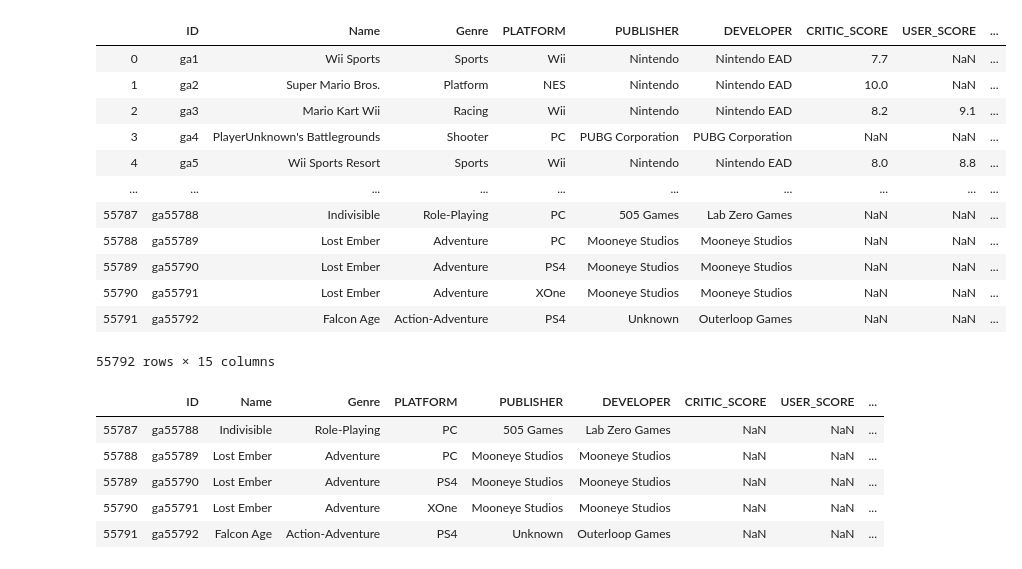
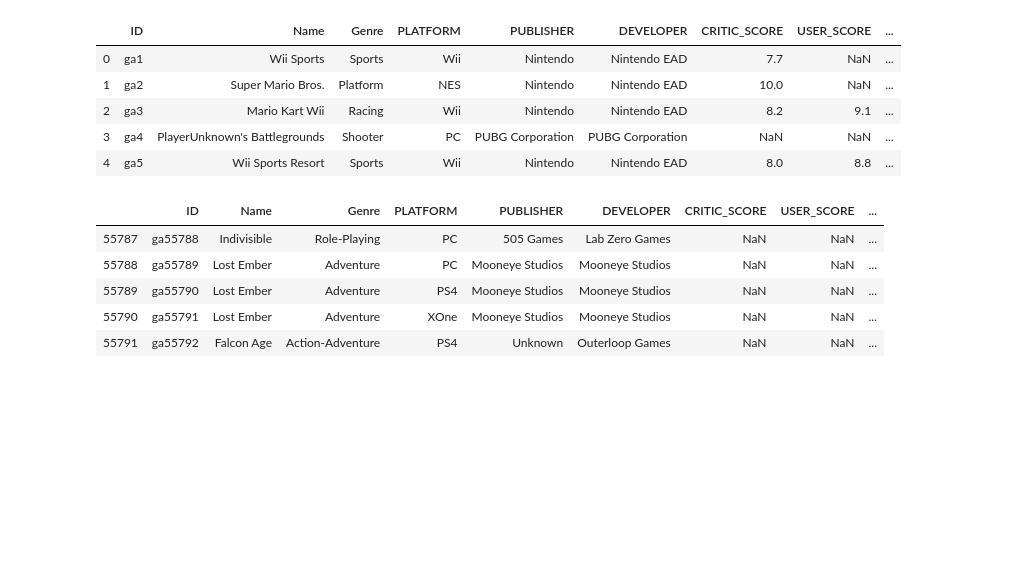
Before and after one commit to ashwinjohn3/Assignment-2, a Jupyter notebook: Assignment 2.ipynb, the cells around one changed output. Drawn from its saved outputs; the diff is of its cells as text; code cells hidden in the pictures; blank space fills up the shorter version.

```diff
--- a/Assignment 2.ipynb
+++ b/Assignment 2.ipynb
@@ -8,21 +8,14 @@ from sqlalchemy import create_engine
 # %%
 df = pd.read_csv('vgsales2019.csv',header=0)
 # %%
-df
+df.head(5)
 # %% [output]
 |  | ID | Name | Genre | PLATFORM | PUBLISHER | DEVELOPER | CRITIC_SCORE | USER_SCORE | ... |
 | 0 | ga1 | Wii Sports | Sports | Wii | Nintendo | Nintendo EAD | 7.7 | NaN | ... |
 | 1 | ga2 | Super Mario Bros. | Platform | NES | Nintendo | Nintendo EAD | 10.0 | NaN | ... |
 | 2 | ga3 | Mario Kart Wii | Racing | Wii | Nintendo | Nintendo EAD | 8.2 | 9.1 | ... |
 | 3 | ga4 | PlayerUnknown's Battlegrounds | Shooter | PC | PUBG Corporation | PUBG Corporation | NaN | NaN | ... |
 | 4 | ga5 | Wii Sports Resort | Sports | Wii | Nintendo | Nintendo EAD | 8.0 | 8.8 | ... |
-| ... | ... | ... | ... | ... | ... | ... | ... | ... | ... |
-| 55787 | ga55788 | Indivisible | Role-Playing | PC | 505 Games | Lab Zero Games | NaN | NaN | ... |
-| 55788 | ga55789 | Lost Ember | Adventure | PC | Mooneye Studios | Mooneye Studios | NaN | NaN | ... |
-| 55789 | ga55790 | Lost Ember | Adventure | PS4 | Mooneye Studios | Mooneye Studios | NaN | NaN | ... |
-| 55790 | ga55791 | Lost Ember | Adventure | XOne | Mooneye Studios | Mooneye Studios | NaN | NaN | ... |
-| 55791 | ga55792 | Falcon Age | Action-Adventure | PS4 | Unknown | Outerloop Games | NaN | NaN | ... |
-55792 rows × 15 columns
 # %%
 df.tail(5)
 # %% [output]
```
Also changed, not shown: parts of 18 cells of this notebook.
